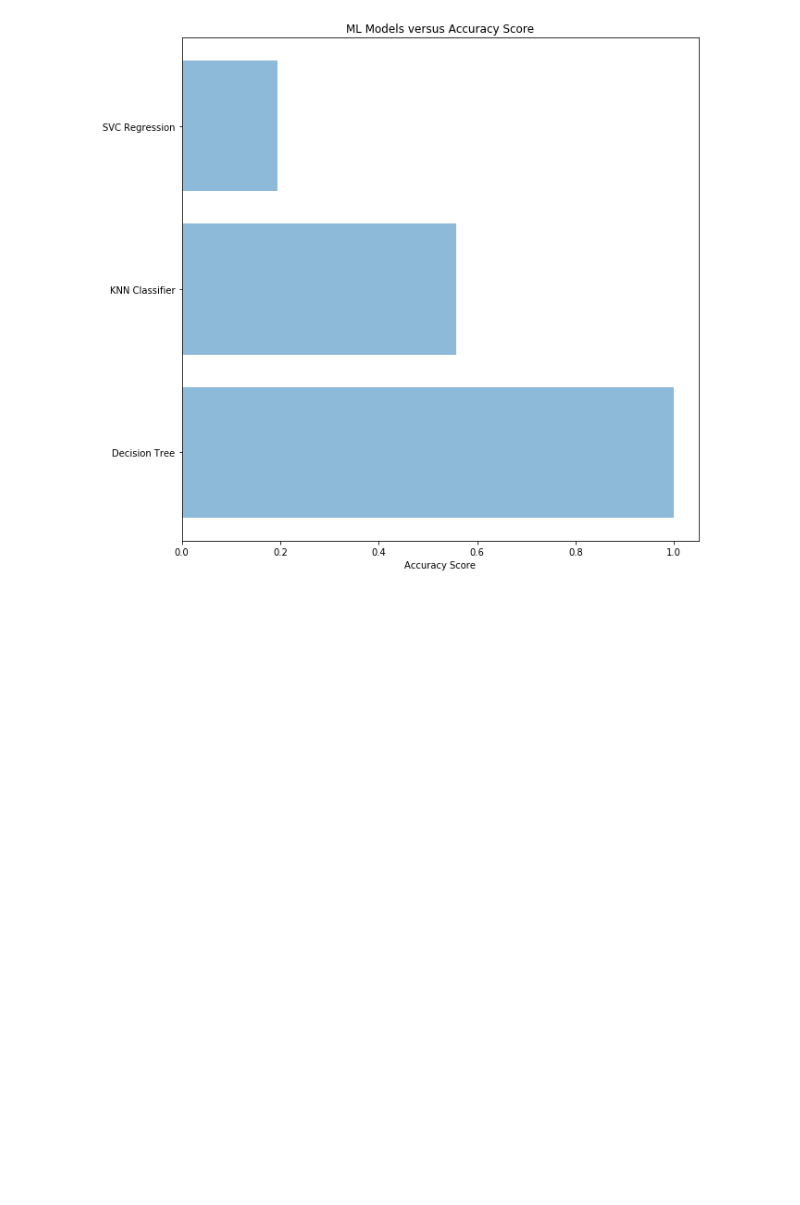
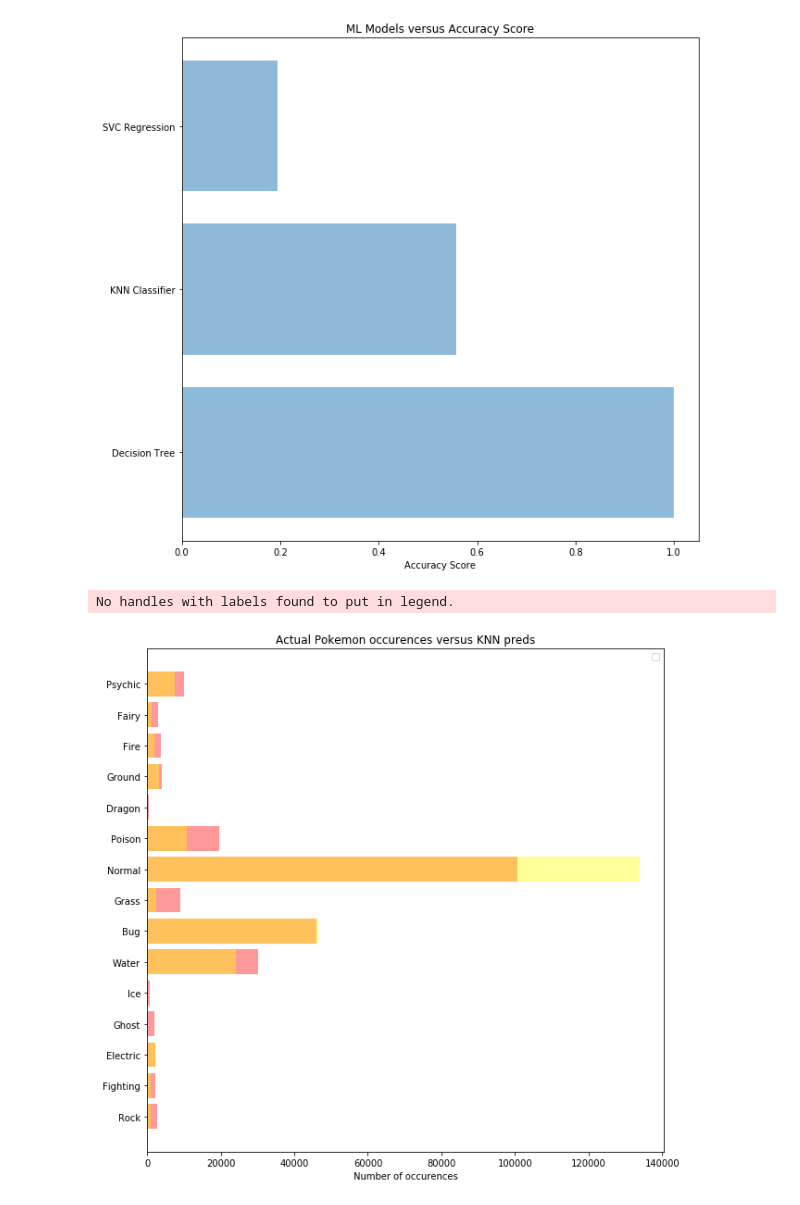
Before and after one commit to MaggieTsang/INFO370-Final-Project, a Jupyter notebook: data-crunch.ipynb, the cells around one changed output. Saved outputs shown, nothing was run; the diff lists cells and outputs as text; code cells hidden in the pictures; blank space fills up the shorter version.

Commit message:
basic visuals done

```diff
--- a/data-crunch.ipynb
+++ b/data-crunch.ipynb
@@ -399,3 +399,35 @@ plt.title('ML Models versus Accuracy Score')
 plt.show()
 # %% [output]
 [figure]
+# %%
+def getNumPerModel(columnName, tempDF):
+    result = []
+    for poke in pokeTypes:
+        length = len(tempDF[tempDF[columnName] == poke])
+        result.append(length)
+    return(result)
+# %%
+pokeTypes = list(set(ALL_DATA.Type))
+# %%
+# KNN
+
+features = pokeTypes
+actual_nums = getNumPerModel("Actual", predictions_df)
+knn_nums = getNumPerModel("KNN_preds", predictions_df)
+
+plt.figure(figsize=(10,10))
+
+plt.barh(features, actual_nums, align='center', alpha=0.4, color="red")
+plt.barh(features, knn_nums, align='center', alpha=0.4, color="yellow")
+
+
+plt.yticks(features, features)
+plt.xlabel('Number of occurences')
+plt.title('Actual Pokemon occurences versus KNN preds')
+
+plt.legend()
+
+plt.show()
+# %% [output]
+No handles with labels found to put in legend.
+[figure, added]
```
Also changed, not shown: parts of 2 cells of this notebook.
